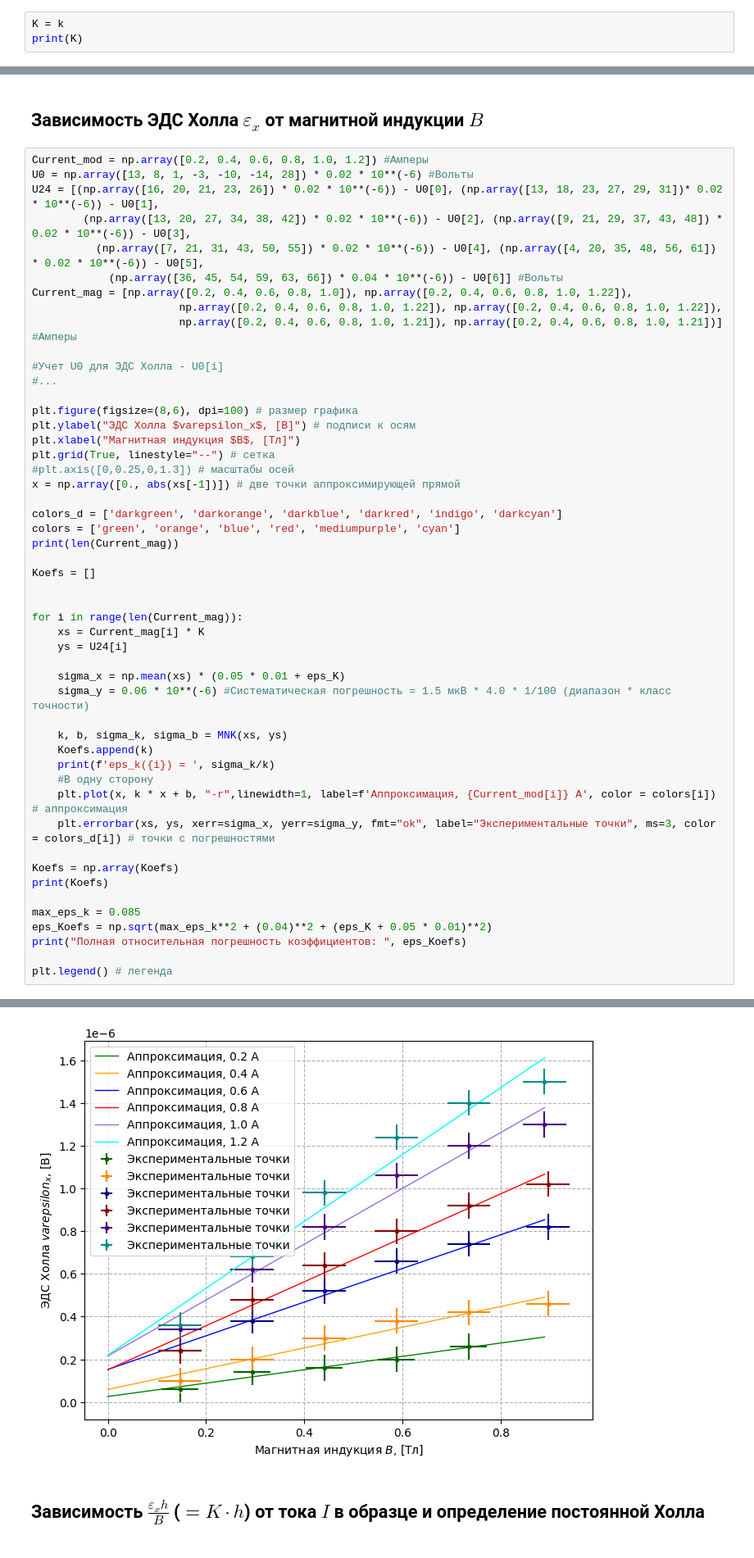
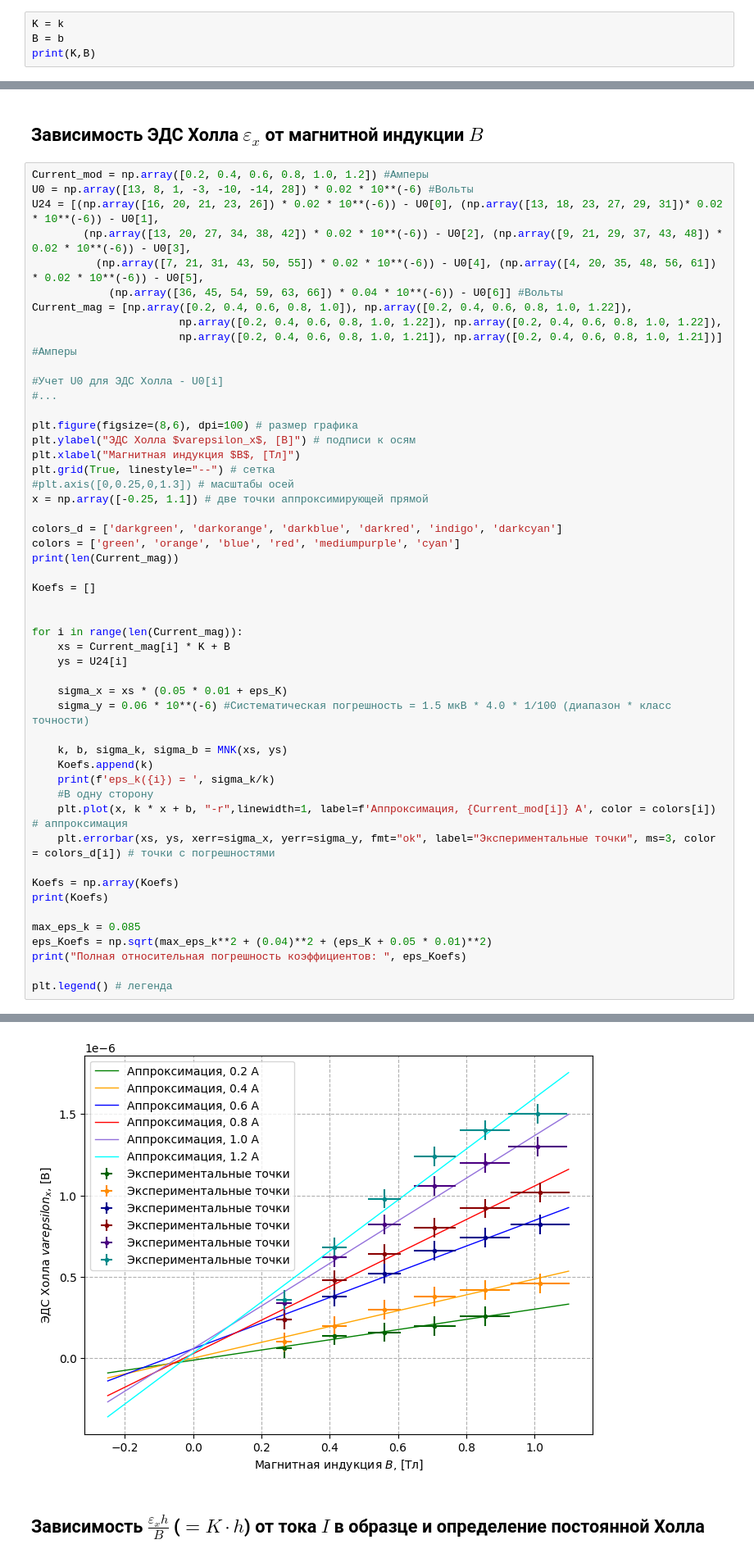
Before and after one commit to ufomann/lab_335, a Jupyter notebook: processing.ipynb, the cells around one changed output, grey strips where cells are left out. Shown at 82% size. Drawn from its saved outputs; the diff is of its cells as text.

Commit message:
Changes in point 2 with graphic and coef b

```diff
--- a/processing.ipynb
+++ b/processing.ipynb
@@ -68,5 +71,6 @@ plt.legend() # легенда
 #### Переводной коэффициент (Сила тока * K -> Индукция)
 # %%
 K = k
-print(K)
+B = b
+print(K,B)
 # %% [output]
@@ -92,7 +96,7 @@ plt.ylabel("ЭДС Холла $varepsilon_x$, [В]") # подписи к ося
 plt.xlabel("Магнитная индукция $B$, [Тл]")
 plt.grid(True, linestyle="--") # сетка
 #plt.axis([0,0.25,0,1.3]) # масштабы осей
-x = np.array([0., abs(xs[-1])]) # две точки аппроксимирующей прямой
+x = np.array([-0.25, 1.1]) # две точки аппроксимирующей прямой
 
 colors_d = ['darkgreen', 'darkorange', 'darkblue', 'darkred', 'indigo', 'darkcyan']
 colors = ['green', 'orange', 'blue', 'red', 'mediumpurple', 'cyan']
@@ -102,10 +106,10 @@ Koefs = []
 
 
 for i in range(len(Current_mag)):
-    xs = Current_mag[i] * K
+    xs = Current_mag[i] * K + B
     ys = U24[i]
 
-    sigma_x = np.mean(xs) * (0.05 * 0.01 + eps_K)
+    sigma_x = xs * (0.05 * 0.01 + eps_K)
     sigma_y = 0.06 * 10**(-6) #Систематическая погрешность = 1.5 мкВ * 4.0 * 1/100 (диапазон * класс точности)
 
     k, b, sigma_k, sigma_b = MNK(xs, ys)
@@ -134,8 +138,8 @@ eps_k(5) =  0.08028649526950507
 [3.12923991e-07 4.85412142e-07 7.87992006e-07 1.02887227e-06
  1.30692226e-06 1.56488341e-06]
 Полная относительная погрешность коэффициентов:  0.12689218095117377
 <matplotlib.legend.Legend at 0x...>
-[figure, old version]
+[figure, new version]
 # %% [markdown]
 ## Зависимость $\frac{\varepsilon_x h}{B}$ ($=K \cdot h$) от тока $I$ в образце и определение постоянной Холла
 # %% [markdown]
```
Also changed, not shown: parts of 4 cells of this notebook.
